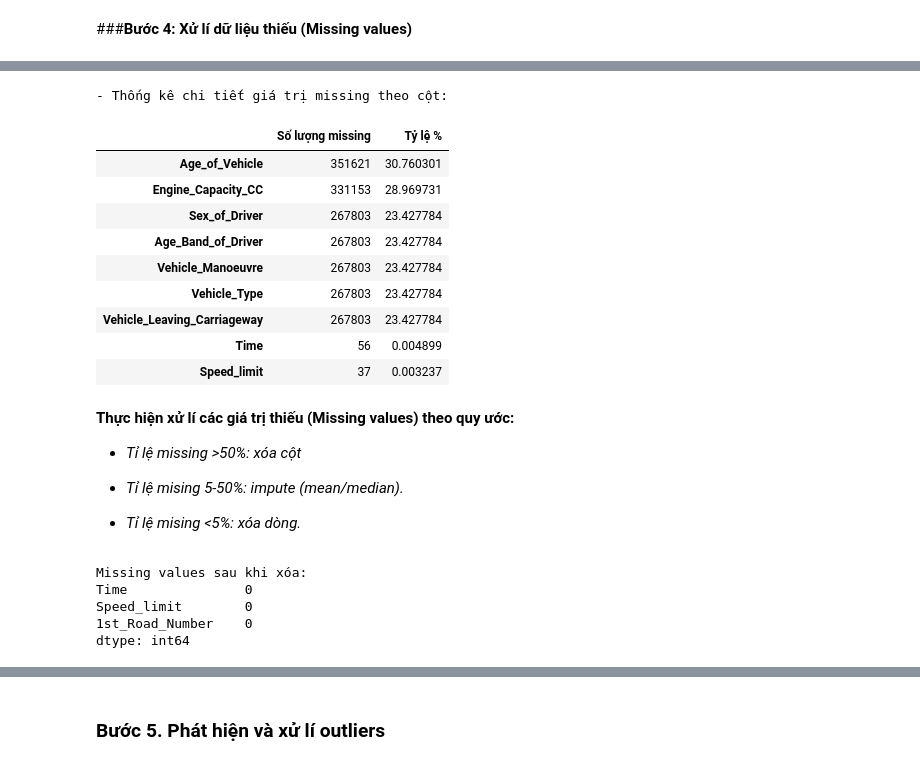
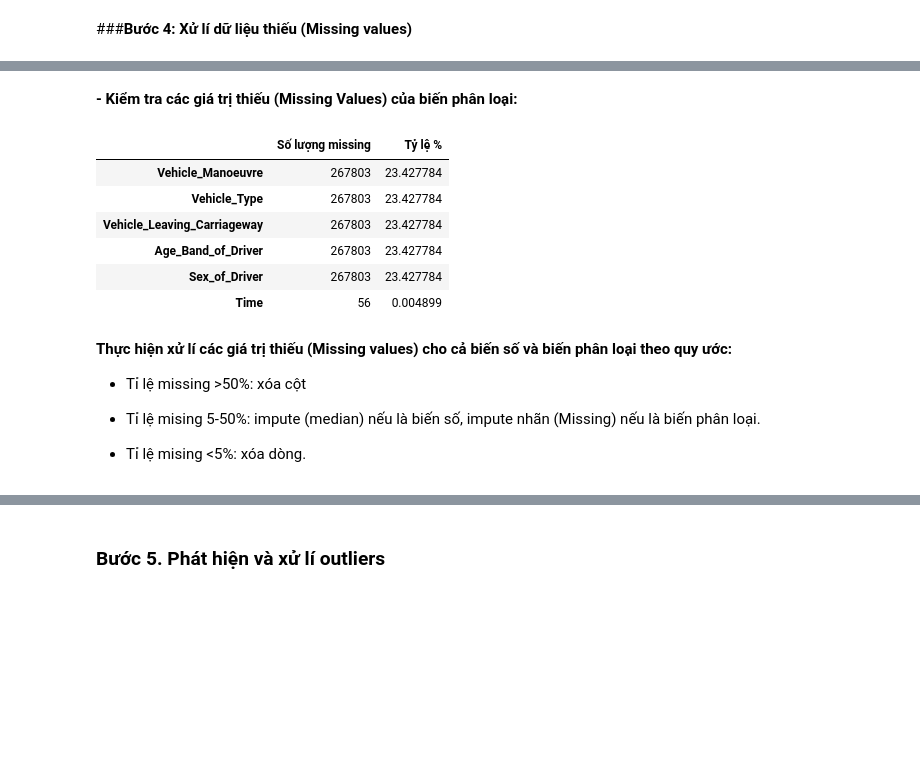
Before and after one commit to mihhwiNick/DA_project, a Jupyter notebook: UK_Road_Traffic_Accident_DA.ipynb, the cells around one changed output, grey strips where cells are left out. Cells and saved outputs as stored; diff of their text form; code cells hidden in the pictures; blank space fills up the shorter version.

```diff
--- a/UK_Road_Traffic_Accident_DA.ipynb
+++ b/UK_Road_Traffic_Accident_DA.ipynb
@@ -486,8 +486,8 @@ column_to_drops = ['1st_Road_Class', '1st_Road_Number', '2nd_Road_Class','2nd_Ro
                    'Local_Authority_(District)', 'Local_Authority_(Highway)', 'Police_Force',
                    'LSOA_of_Accident_Location','Pedestrian_Crossing-Human_Control','InScotland',
                    'Pedestrian_Crossing-Physical_Facilities', 'Carriageway_Hazards','Special_Conditions_at_Site']
-accidents_clean = accidents_clean.drop(columns = column_to_drops)
-print(f"Sau khi xóa: {accidents_clean.shape}")
+accidents_clean1 = accidents_clean1.drop(columns = column_to_drops)
+print(f"Sau khi xóa: {accidents_clean1.shape}")
 # %% [output]
 Sau khi xóa: (1143100, 16)
 # %% [markdown]
@@ -508,8 +508,8 @@ column_to_drops = ['make','model','Propulsion_Code','Hit_Object_in_Carriageway',
                    'Skidding_and_Overturning', 'Was_Vehicle_Left_Hand_Drive','Vehicle_Location.Restricted_Lane',
                    'Vehicle_Reference','Junction_Location','Towing_and_Articulation', 'Year', 'Driver_IMD_Decile',
                    'Driver_Home_Area_Type','Journey_Purpose_of_Driver','X1st_Point_of_Impact']
-vehicle_clean = vehicle_clean.drop(columns = column_to_drops)
-print(f"Sau khi xóa: {vehicle_clean.shape}")
+vehicle_clean1 = vehicle_clean1.drop(columns = column_to_drops)
+print(f"Sau khi xóa: {vehicle_clean1.shape}")
 # %% [output]
 Sau khi xóa: (1399165, 8)
 # %% [markdown]
@@ -539,8 +539,8 @@ Sử dụng median (thay vì mean) vì nó không bị ảnh hưởng bởi các
 import polars as pl
 
 # Đổi tên cột để sử dụng
-vehicle_clean = vehicle_clean.rename(columns={'Engine_Capacity_.CC.':'Engine_Capacity_CC'})
-df = pl.from_pandas(vehicle_clean)
+vehicle_clean1 = vehicle_clean1.rename(columns={'Engine_Capacity_.CC.':'Engine_Capacity_CC'})
+df = pl.from_pandas(vehicle_clean1)
 
 # Aggregate theo Accident_Index
 vehicle_agg_pl = df.group_by("Accident_Index").agg([
@@ -563,7 +563,7 @@ Hoàn thành! Kết quả có 875297 dòng
 **- Bước tiếp theo, chúng ta sẽ gộp bảng Accident với bảng Vehicle đã tổng hợp để tạo dataset cuối cùng phục vụ cho phân tích khám phá dữ liệu (EDA) và xây dựng mô hình. Với Khóa chính để merge là Accident_Index, sử dụng phương pháp LEFT JOIN để đảm bảo giữ lại tất cả các vụ tai nạn trong accidents_clean kể cả những vụ không có thông tin phương tiện tương ứng.**
 # %%
 merged_data = pd.merge(
-    accidents_clean, # bảng tai nạn
+    accidents_clean1, # bảng tai nạn
     vehicle_agg,  # bảng vehicle đã aggregate
     on='Accident_Index',
     how='left'
@@ -625,46 +624,32 @@ display(missing_df)
 | Speed_limit | 37 | 0.003237 |
+# %% [markdown]
+**- Kiểm tra các giá trị thiếu (Missing Values) của biến phân loại:**
 # %%
-# Thống kê chi tiết các cột có giá trị missing
-print("- Thống kê chi tiết giá trị missing theo cột:")
-missing_stats = merged_data.isnull().sum()
-missing_percent = (merged_data.isnull().sum() / len(merged_data)) * 100
-missing_df = pd.DataFrame({
-    'Số lượng missing': missing_stats,
-    'Tỷ lệ %': missing_percent
+# Xác định các biến phân loại
+categorical_cols = merged_data.select_dtypes(include=['object']).columns
+
+# Kiểm tra missing values cho biến phân loại
+categorical_missing = merged_data[categorical_cols].isnull().sum()
+categorical_missing_percent = (categorical_missing / len(merged_data)) * 100
+categorical_missing_df = pd.DataFrame({
+    'Số lượng missing': categorical_missing,
+    'Tỷ lệ %': categorical_missing_percent
 }).sort_values('Số lượng missing', ascending=False)
-missing_df = missing_df[missing_df['Số lượng missing'] > 0]
-display(missing_df)
+categorical_missing_df = categorical_missing_df[categorical_missing_df['Số lượng missing'] > 0]
+display(categorical_missing_df)
 # %% [output]
-- Thống kê chi tiết giá trị missing theo cột:
 |  | Số lượng missing | Tỷ lệ % |
-| Age_of_Vehicle | 351621 | 30.760301 |
-| Engine_Capacity_CC | 331153 | 28.969731 |
-| Sex_of_Driver | 267803 | 23.427784 |
-| Age_Band_of_Driver | 267803 | 23.427784 |
 | Vehicle_Manoeuvre | 267803 | 23.427784 |
 | Vehicle_Type | 267803 | 23.427784 |
 | Vehicle_Leaving_Carriageway | 267803 | 23.427784 |
+| Age_Band_of_Driver | 267803 | 23.427784 |
+| Sex_of_Driver | 267803 | 23.427784 |
 | Time | 56 | 0.004899 |
-| Speed_limit | 37 | 0.003237 |
 # %% [markdown]
-**Thực hiện xử lí các giá trị thiếu (Missing values) theo quy ước:**
+**Thực hiện xử lí các giá trị thiếu (Missing values) cho cả biến số và biến phân loại theo quy ước:**
 
-- *Tỉ lệ missing >50%: xóa cột*
+- Tỉ lệ missing >50%: xóa cột
 
-- *Tỉ lệ mising 5-50%: impute (mean/median).*
+- Tỉ lệ mising 5-50%: impute (median) nếu là biến số, impute nhãn (Missing) nếu là biến phân loại.
 
-- *Tỉ lệ mising <5%: xóa dòng.*
+- Tỉ lệ mising <5%: xóa dòng.
-# %%
-# Xóa các dòng có missing values
-accidents_draft = accidents_clean.dropna(subset=['Time', 'Speed_limit', '1st_Road_Number'])
-
-# Kiểm tra lại missing values
-print("Missing values sau khi xóa:")
-missing_after = accidents_draft[['Time', 'Speed_limit', '1st_Road_Number']].isnull().sum()
-print(missing_after)
-# %% [output]
-Missing values sau khi xóa:
-Time               0
-Speed_limit        0
-1st_Road_Number    0
-dtype: int64
```
Also changed, not shown: parts of 22 cells of this notebook.
